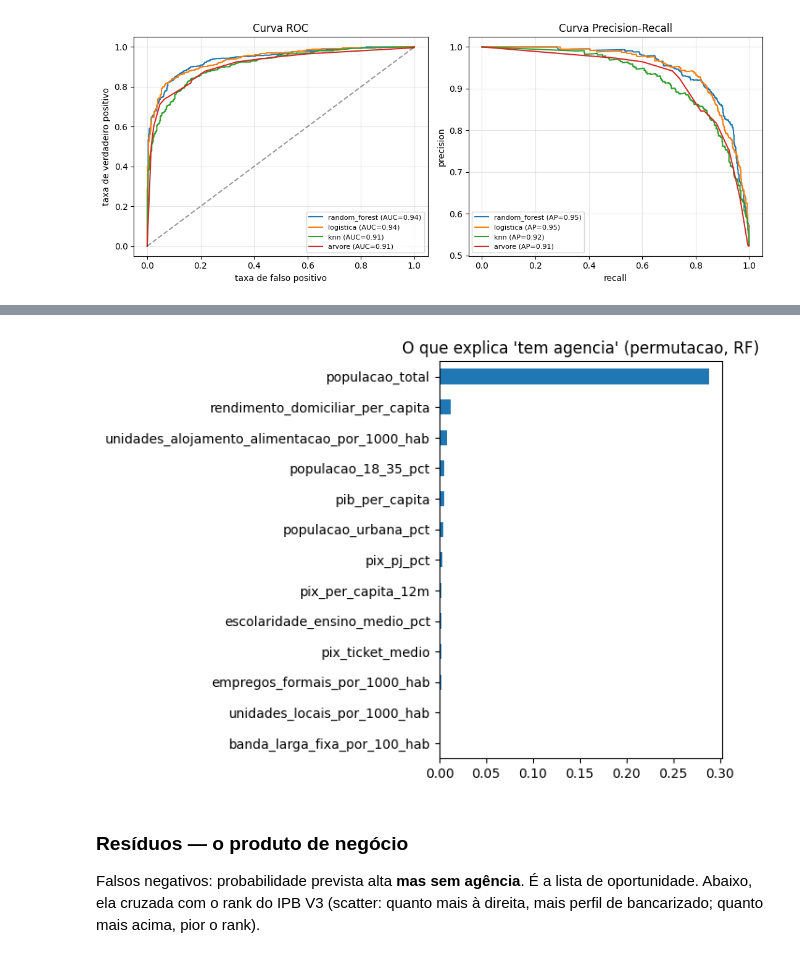
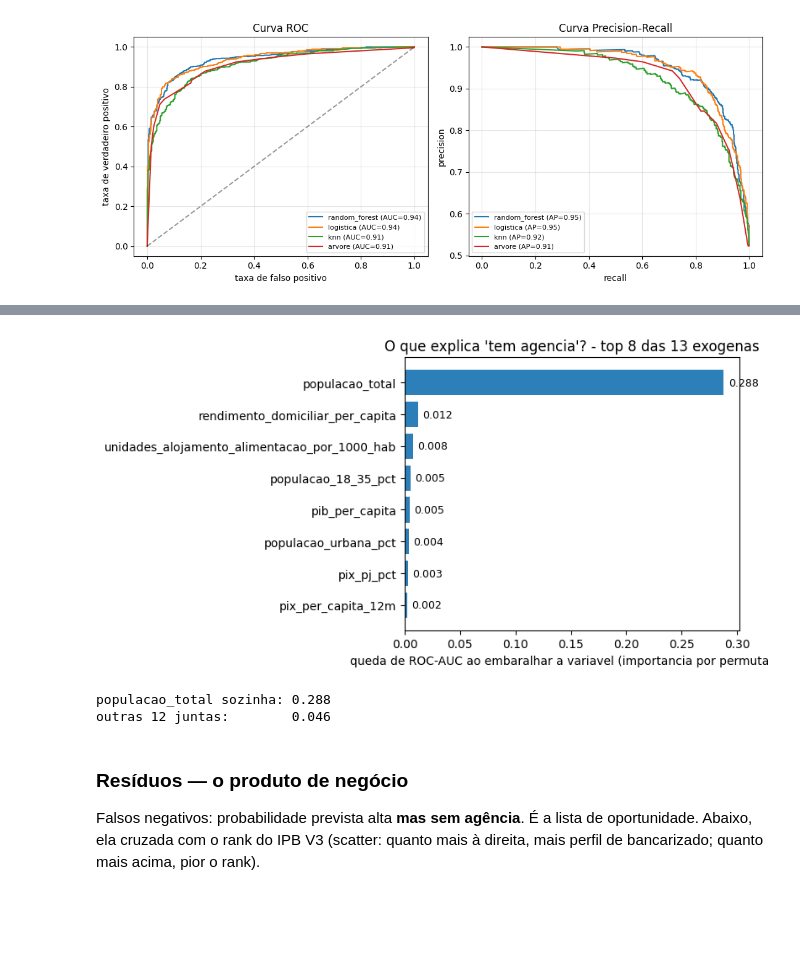
Before and after one commit to LucioFrCruz/heluvina_projeto_final_202602, a Jupyter notebook: notebooks/01_modelagem/02_classificacao_presenca.ipynb, the cells around one changed output, grey strips where cells are left out. Saved outputs shown, nothing was run; the diff lists cells and outputs as text; code cells hidden in the pictures; blank space fills up the shorter version.

Commit message:
feat: refaz visualizacoes do notebook 02 de classificacao

```diff
--- a/notebooks/01_modelagem/02_classificacao_presenca.ipynb
+++ b/notebooks/01_modelagem/02_classificacao_presenca.ipynb
@@ -147,6 +153,21 @@ plt.show()
 melhor_rf = grids["random_forest"].best_estimator_
 prob_rf_te = melhor_rf.predict_proba(X_te_pad)[:, 1]
 
-print("Matriz de confusao (RF, teste):")
-clf.matriz_confusao(y_te, prob_rf_te)
+cm = clf.matriz_confusao(y_te, prob_rf_te)
+
+fig, ax = plt.subplots(figsize=(5.8, 4.6))
+dados = cm.to_numpy()
+im = ax.imshow(dados, cmap="Blues")
+ax.set_xticks([0, 1], ["prev: sem agencia", "prev: com agencia"])
+ax.set_yticks([0, 1], ["real: sem agencia", "real: com agencia"])
+for i in range(2):
+    for j in range(2):
+        ax.text(j, i, dados[i, j], ha="center", va="center", fontsize=17,
+                color="white" if dados[i, j] > dados.max() / 2 else "black")
+ax.set_title("Matriz de confusao - RF no teste\n56 falsos positivos | 88 falsos negativos")
+fig.colorbar(im, ax=ax, shrink=0.8)
+fig.tight_layout()
+fig.savefig(FIGS / "02_matriz_confusao_agencia.png", dpi=110)
+plt.show()
+print("Quadrantes errados: 56 falsos positivos + 88 falsos negativos (os FN sao a lista de oportunidade)")
 # %% [output]
@@ -157,12 +184,22 @@ Matriz de confusao (RF, teste):
 # %%
 importancia = clf.importancia_features(melhor_rf, X_te_pad, y_te)
-ax = importancia.sort_values().plot.barh(figsize=(7, 5), title="O que explica 'tem agencia' (permutacao, RF)")
-fig = ax.get_figure()
+
+fig, ax = plt.subplots(figsize=(8, 4.2))
+top = importancia.head(8).sort_values()
+ax.barh(top.index, top.values, color="#2c7fb8")
+for i, v in enumerate(top.values):
+    ax.text(v + 0.004, i, f"{v:.3f}", va="center", fontsize=9)
+ax.set_xlabel("queda de ROC-AUC ao embaralhar a variavel (importancia por permutacao)")
+ax.set_title("O que explica 'tem agencia'? - top 8 das 13 exogenas")
 fig.tight_layout()
 fig.savefig(FIGS / "02_importancia_agencia.png", dpi=110)
 plt.show()
+print(f"populacao_total sozinha: {importancia.iloc[0]:.3f}")
+print(f"outras 12 juntas:        {importancia.iloc[1:].sum():.3f}")
 # %% [output]
-[figure, old version]
+[figure, new version]
+populacao_total sozinha: 0.288
+outras 12 juntas:        0.046
 # %% [markdown]
 ### Resíduos — o produto de negócio
 
```
Also changed, not shown: parts of 12 cells of this notebook, 5 other files.
